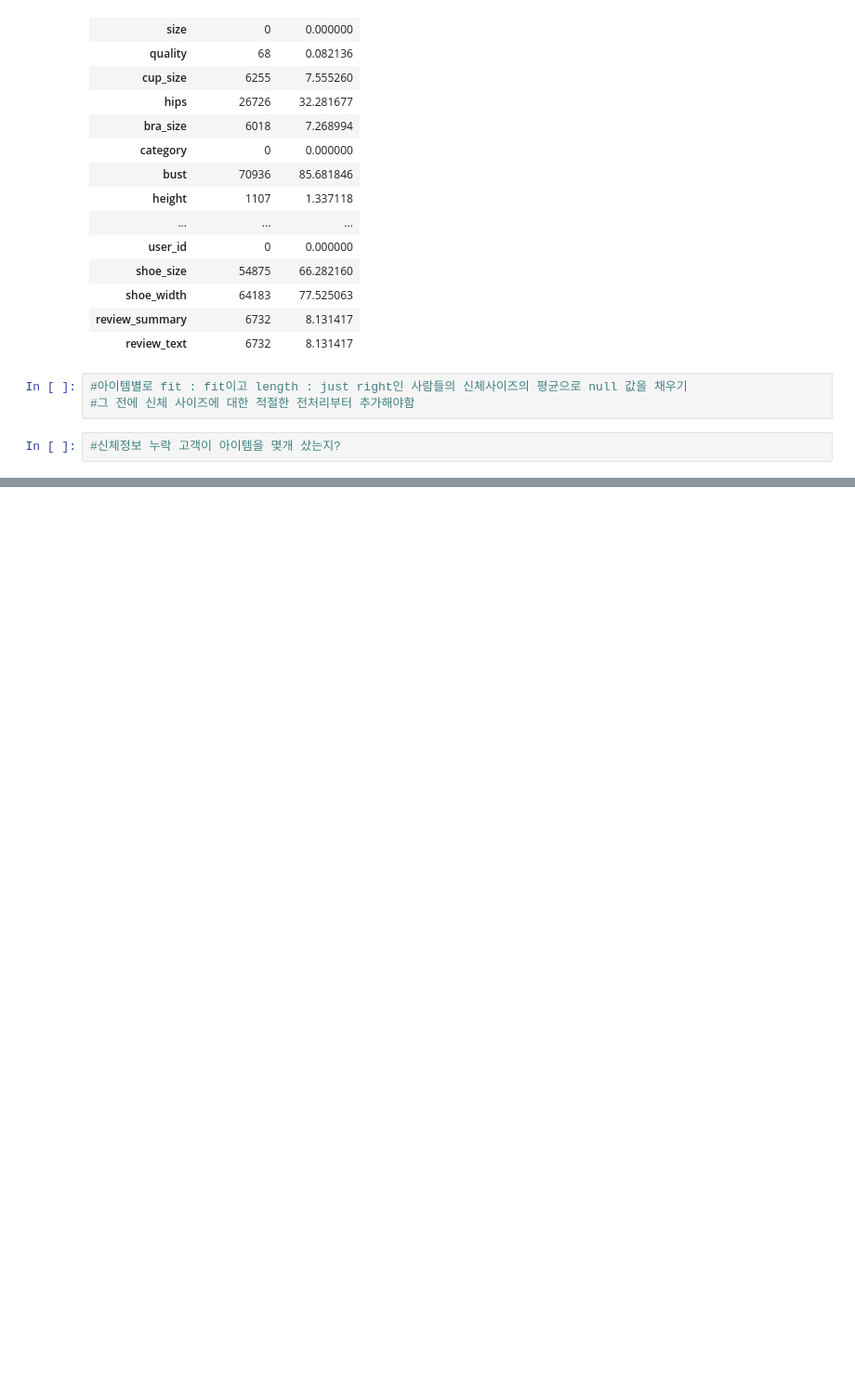
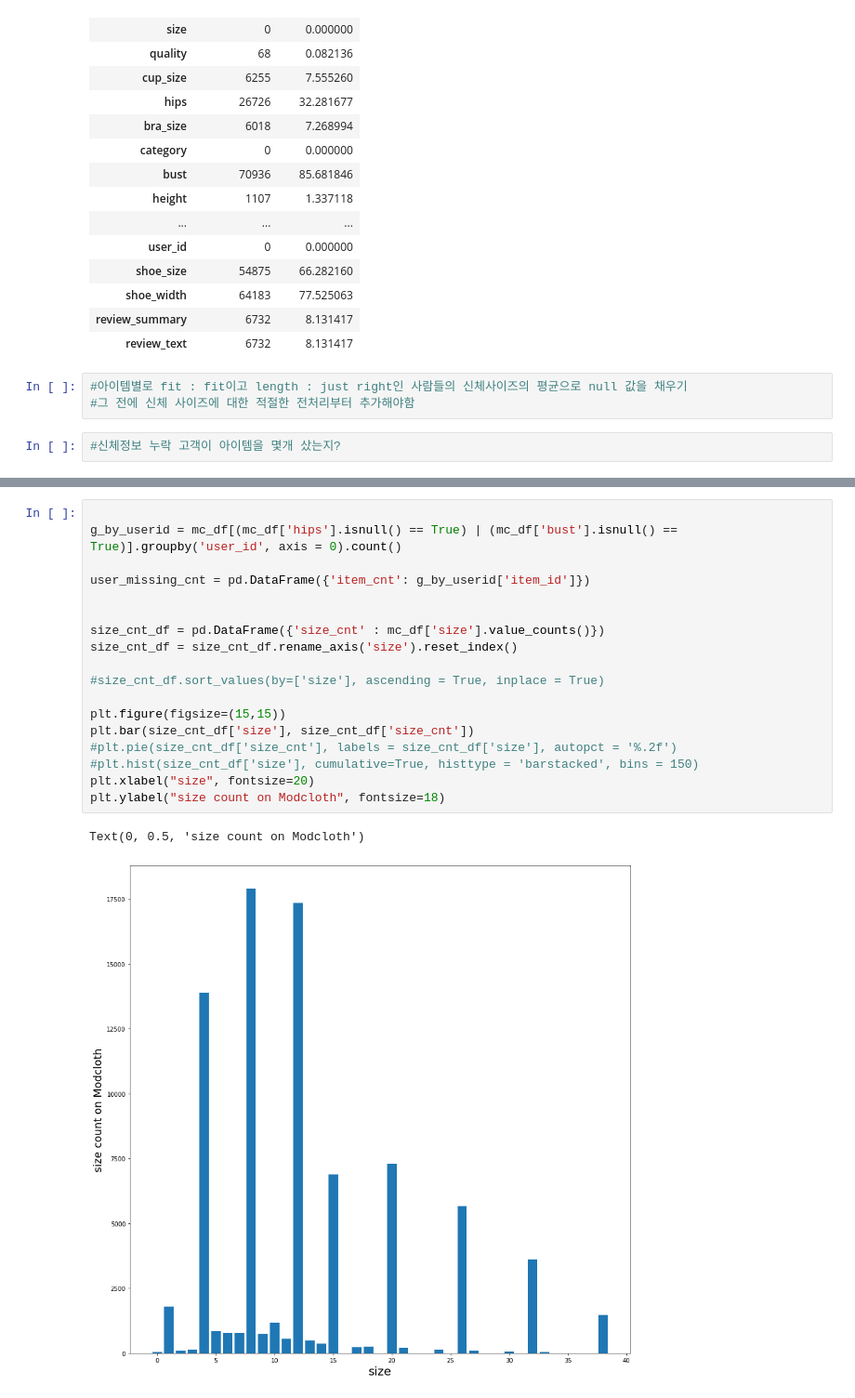
Before and after one commit to countofkant/AI-ExpertFW-Prj, a Jupyter notebook: cloth recommendation_EDA_KDY.ipynb, the cells around one changed output, grey strips where cells are left out. Shown at 93% size. Saved outputs shown, nothing was run; the diff lists cells and outputs as text; blank space fills up the shorter version.

```diff
--- a/cloth recommendation_EDA_KDY.ipynb
+++ b/cloth recommendation_EDA_KDY.ipynb
@@ -289,0 +366,21 @@ user_missing_cnt_10
+# %%
+
+g_by_userid = mc_df[(mc_df['hips'].isnull() == True) | (mc_df['bust'].isnull() == True)].groupby('user_id', axis = 0).count()
+
+user_missing_cnt = pd.DataFrame({'item_cnt': g_by_userid['item_id']})
+
+
+size_cnt_df = pd.DataFrame({'size_cnt' : mc_df['size'].value_counts()})
+size_cnt_df = size_cnt_df.rename_axis('size').reset_index()
+
+#size_cnt_df.sort_values(by=['size'], ascending = True, inplace = True)
+
+plt.figure(figsize=(15,15))
+plt.bar(size_cnt_df['size'], size_cnt_df['size_cnt'])
+#plt.pie(size_cnt_df['size_cnt'], labels = size_cnt_df['size'], autopct = '%.2f')
+#plt.hist(size_cnt_df['size'], cumulative=True, histtype = 'barstacked', bins = 150)
+plt.xlabel("size", fontsize=20)
+plt.ylabel("size count on Modcloth", fontsize=18)
+# %% [output]
+Text(0, 0.5, 'size count on Modcloth')
+[figure, added]
```
Also changed, not shown: parts of 17 cells of this notebook, 1 other file.
